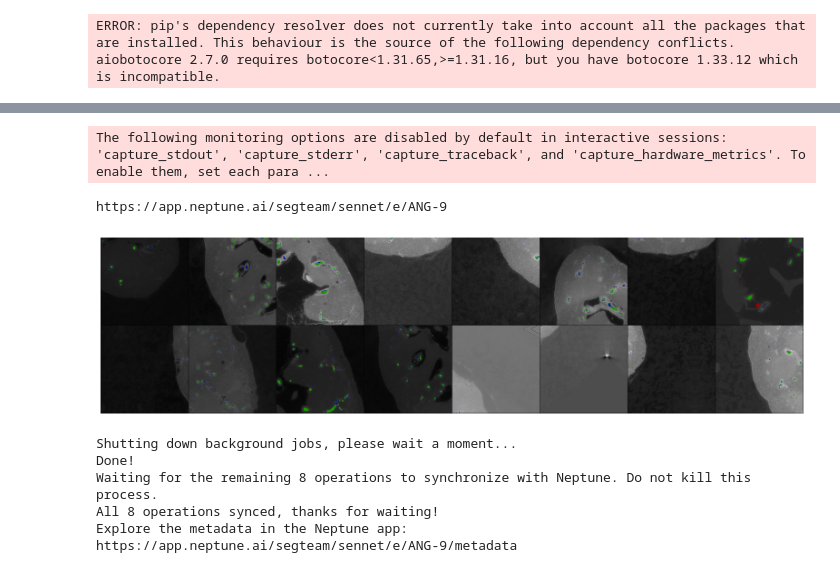
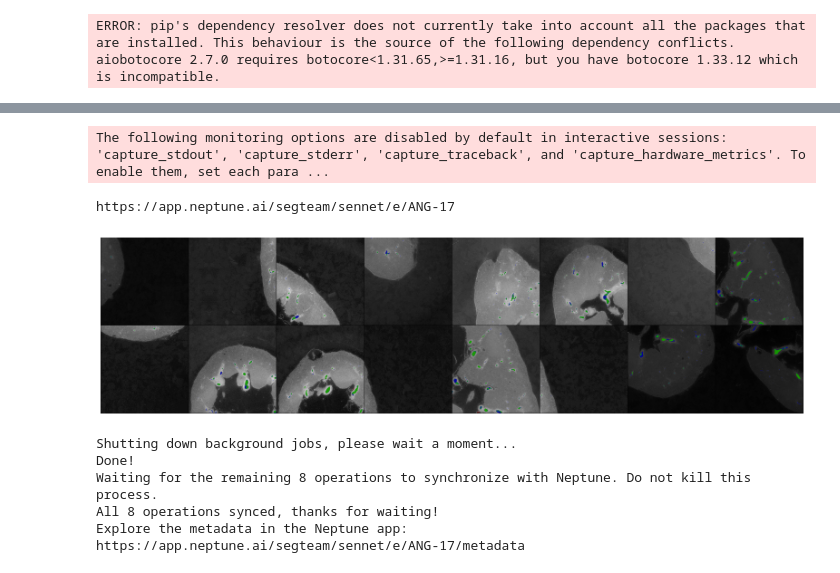
Before and after one commit to recursingfeynman/sennet-segmentation, a Jupyter notebook: notebooks/sennet-training.ipynb, the cells around one changed output, grey strips where cells are left out. Cells and saved outputs as stored; diff of their text form; code cells hidden in the pictures.

```diff
--- a/notebooks/sennet-training.ipynb
+++ b/notebooks/sennet-training.ipynb
@@ -52,7 +52,7 @@ class config:
     backbone       = "tu-resnet50d"
     train          = ['kidney_1_dense']
     test           = ['kidney_3_dense']
-    split          = (25, 0.1) # (stride, frac)
+    split          = (10, 0.5) # (stride, frac)
     threshold      = 0.5
     accumulate     = 3
     learning_rate  = 5e-4
@@ -176,13 +176,10 @@ model = smp.Unet(
     activation=None
 ).to(device)
 
-# criterion = GenSurfLoss(
-#     region_loss=DiceLoss(class_weights='per_batch'),
-#     total_steps=total_steps,
-#     class_weights='per_batch'
-# )
-
-criterion = DiceLoss()
+criterion = GenSurfLoss(
+    region_loss=DiceLoss(),
+    total_steps=total_steps,
+)
 
 metric = partial(dice, reduction=False)
 
@@ -233,7 +230,7 @@ logger = NeptuneLogger(
 )
 # %% [output]
 The following monitoring options are disabled by default in interactive sessions: 'capture_stdout', 'capture_stderr', 'capture_traceback', and 'capture_hardware_metrics'. To enable them, set each para ...
-https://app.neptune.ai/segteam/sennet/e/ANG-9
+https://app.neptune.ai/segteam/sennet/e/ANG-17
 # %%
 msg = "Objective improved {} -> {} at epoch {}"
 
@@ -250,39 +247,40 @@ for epoch in range(config.epochs):
         accumulate = config.accumulate,
         threshold = config.threshold,
         clipnorm = config.clipnorm
     )
 
     test_loss, test_score = evaluate(
         model = model,
         loader = test_loader,
         criterion = criterion,
         scoring = metric,
         device = device,
         threshold = config.threshold
     )
 
     masked = visualize(model, test_loader, config.threshold, device, return_masked = True)
 
     # Experiment tracking
     run['train'].append({'loss': train_loss, 'score': train_score})
     run['test'].append({'loss': test_loss, 'score': test_score})
     if test_score > best_score:
         print(msg.format(best_score, test_score, epoch))
 
         best_score = test_score
-        fp = "{}-checkpoint-{}".format(run['sys/id'].fetch(), epoch)
-        logger.log_model(fp)
+        filepath = f"checkpoint-{epoch}.pt"
+        torch.save(model, filepath)
+        run[f'models/checkpoint-{epoch}'].upload(filepath)
 
         for m in masked:
             run['test/predictions'].append(File.as_image(m / 255.0))
 
 run['test/highest-score'] = best_score
 run.stop()
 # %% [output]
-[figure, old version]
+[figure, new version]
 Shutting down background jobs, please wait a moment...
 Done!
 Waiting for the remaining 8 operations to synchronize with Neptune. Do not kill this process.
 All 8 operations synced, thanks for waiting!
 Explore the metadata in the Neptune app:
-https://app.neptune.ai/segteam/sennet/e/ANG-9/metadata
+https://app.neptune.ai/segteam/sennet/e/ANG-17/metadata
```
Also changed, not shown: parts of 1 cell of this notebook.
